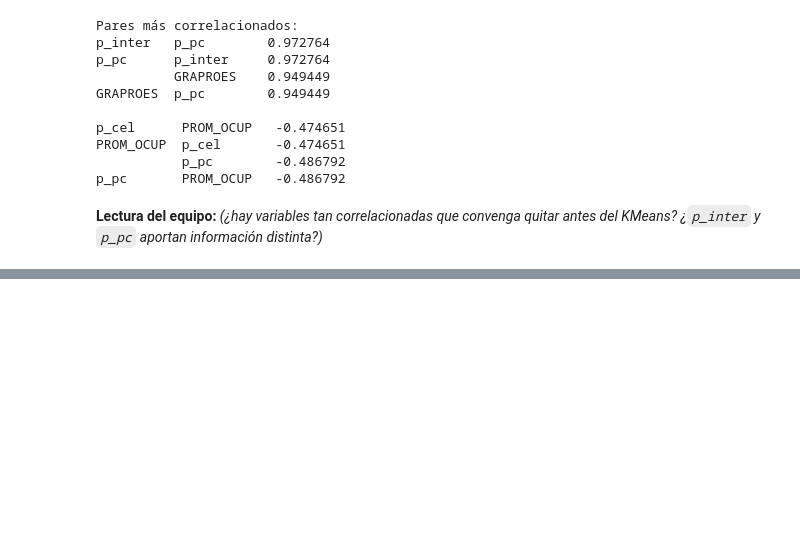
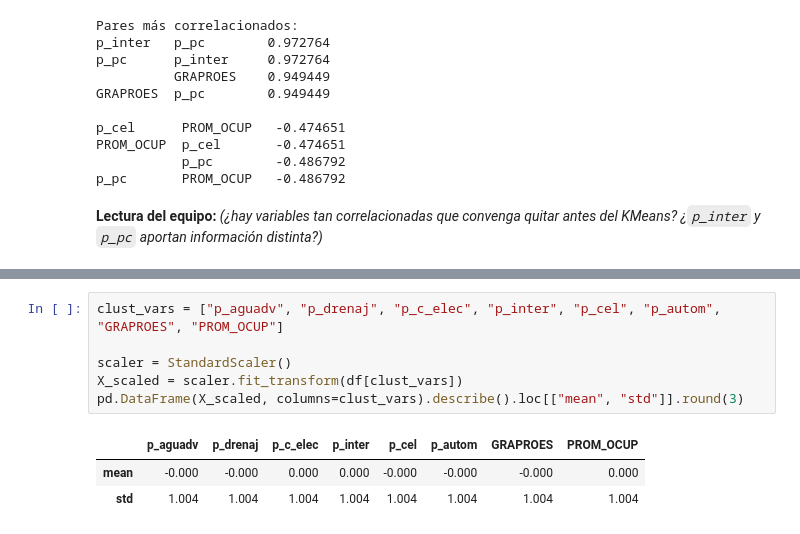
Before and after one commit to Elias-Manuel-Marquez-Bailon/proyecto-articulo-datos-publicos, a Jupyter notebook: notebook/analisis_datos_publicos.ipynb, the cells around one changed output, grey strips where cells are left out. Cells and saved outputs as stored; diff of their text form; blank space fills up the shorter version.

```diff
--- a/notebook/analisis_datos_publicos.ipynb
+++ b/notebook/analisis_datos_publicos.ipynb
@@ -342,0 +352,10 @@ p_pc       PROM_OCUP   -0.486792
+# %%
+clust_vars = ["p_aguadv", "p_drenaj", "p_c_elec", "p_inter", "p_cel", "p_autom", "GRAPROES", "PROM_OCUP"]
+
+scaler = StandardScaler()
+X_scaled = scaler.fit_transform(df[clust_vars])
+pd.DataFrame(X_scaled, columns=clust_vars).describe().loc[["mean", "std"]].round(3)
+# %% [output]
+|  | p_aguadv | p_drenaj | p_c_elec | p_inter | p_cel | p_autom | GRAPROES | PROM_OCUP |
+| mean | -0.000 | -0.000 | 0.000 | 0.000 | -0.000 | -0.000 | -0.000 | 0.000 |
+| std | 1.004 | 1.004 | 1.004 | 1.004 | 1.004 | 1.004 | 1.004 | 1.004 |
```
Also changed, not shown: parts of 13 cells of this notebook, 4 other files.
